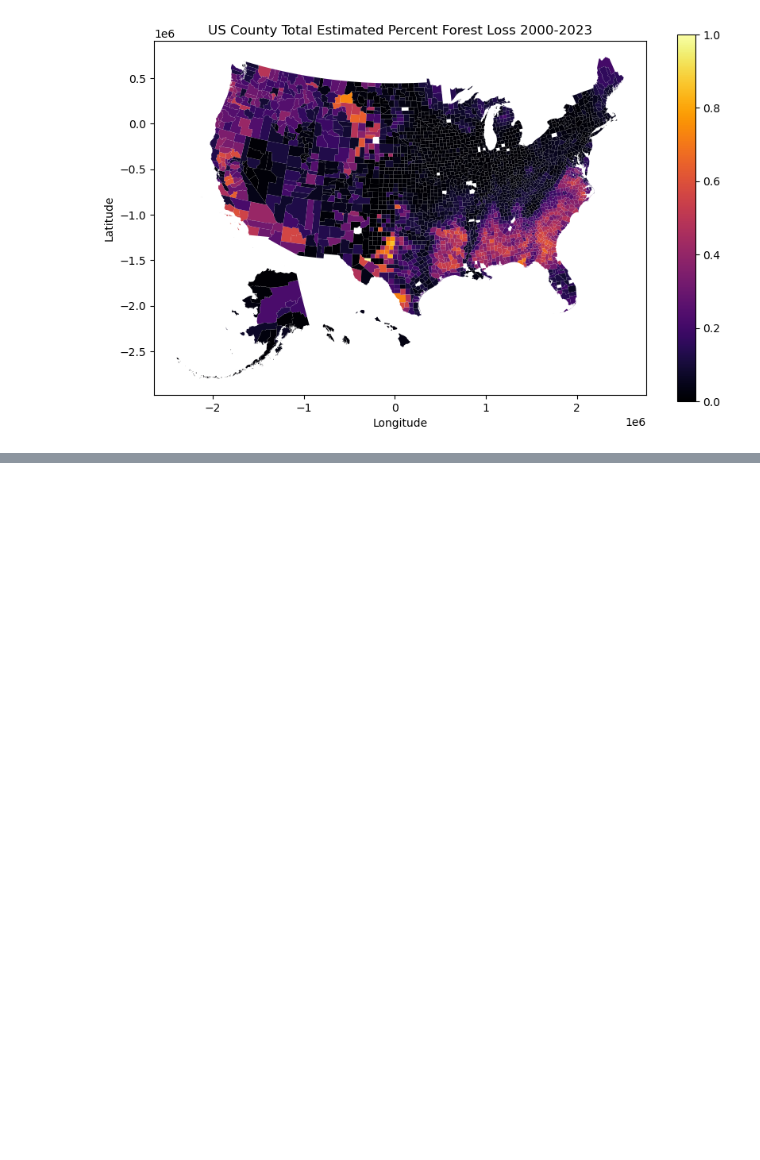
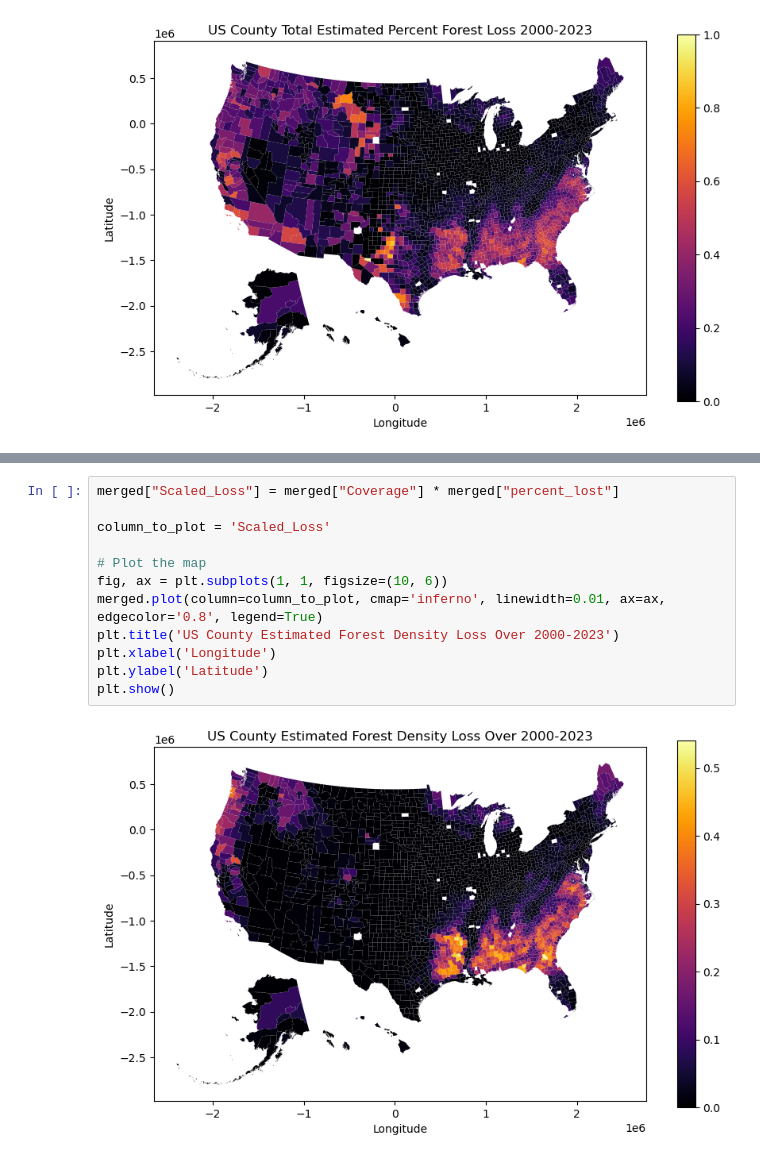
Before and after one commit to Calvin-Davis/CMSC320-FinalProject-Birds, a Jupyter notebook: Code/process_deforestation.ipynb, the cells around one changed output, grey strips where cells are left out. Saved outputs shown, nothing was run; the diff lists cells and outputs as text; blank space fills up the shorter version.

```diff
--- a/Code/process_deforestation.ipynb
+++ b/Code/process_deforestation.ipynb
@@ -169,0 +184,14 @@ plt.show()
+# %%
+merged["Scaled_Loss"] = merged["Coverage"] * merged["percent_lost"]
+
+column_to_plot = 'Scaled_Loss'
+
+# Plot the map
+fig, ax = plt.subplots(1, 1, figsize=(10, 6))
+merged.plot(column=column_to_plot, cmap='inferno', linewidth=0.01, ax=ax, edgecolor='0.8', legend=True)
+plt.title('US County Estimated Forest Density Loss Over 2000-2023')
+plt.xlabel('Longitude')
+plt.ylabel('Latitude')
+plt.show()
+# %% [output]
+[figure, added]
```
Also changed, not shown: parts of 1 cell of this notebook, 3 other files.
